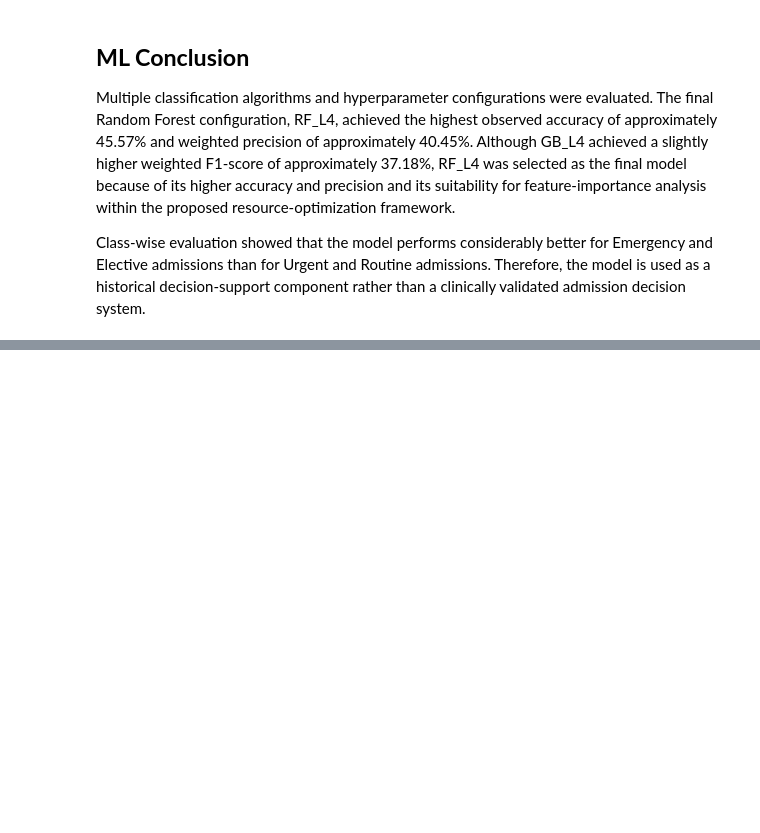
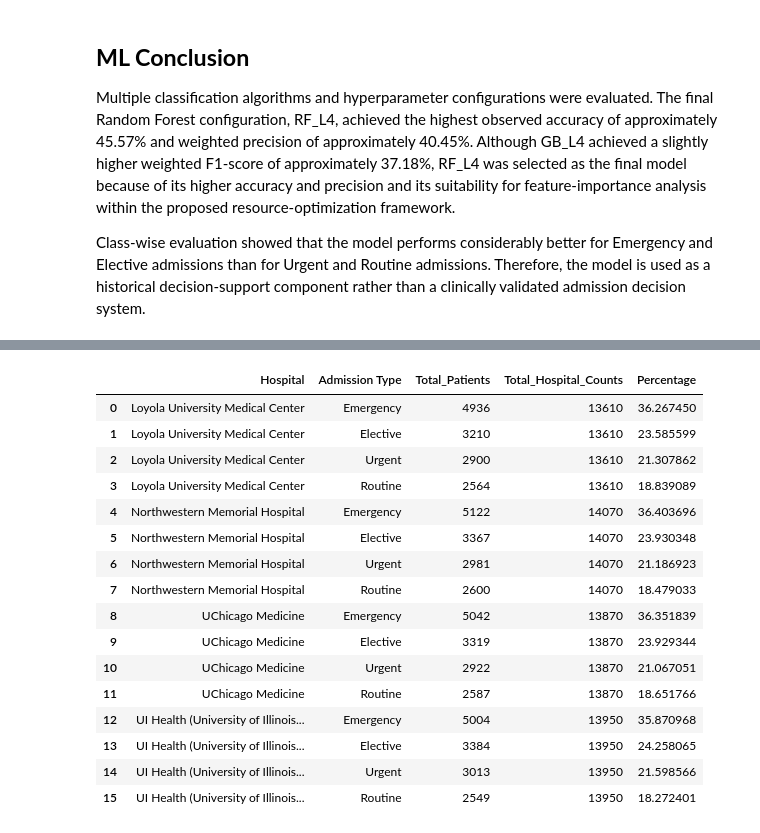
Before and after one commit to Srikhanth14/Data_Analysis_Projects, a Jupyter notebook: HealthCare_Resource_Optimization.ipynb, the cells around one changed output, grey strips where cells are left out. Drawn from its saved outputs; the diff is of its cells as text; code cells hidden in the pictures; blank space fills up the shorter version.

```diff
--- a/HealthCare_Resource_Optimization.ipynb
+++ b/HealthCare_Resource_Optimization.ipynb
@@ -810,0 +820,3 @@ Class-wise evaluation showed that the model performs considerably better for Eme
+# %%
+connection = sql.connect('Healthcare_Data.db')
+print("Database created and Successfully Connected to SQLite")
@@ -810,0 +983,34 @@ Class-wise evaluation showed that the model performs considerably better for Eme
+# %%
+#Hospital Wise Admission Type Percentage
+query='''SELECT
+                Hospital,
+                [Admission Type],
+                count(*) AS 'Total_Patients',
+                sum(count(*)) OVER (PARTITION BY Hospital) AS 'Total_Hospital_Counts',
+                count(*) * 100.0 / sum(count(*)) OVER (PARTITION BY Hospital) AS 'Percentage'
+          FROM Healthcare_Data
+          GROUP BY Hospital, [Admission Type]
+          ORDER BY Hospital, Percentage DESC'''
+
+
+Hospital_Admission_Percentage = pd.read_sql_query(query,connection)
+
+Hospital_Admission_Percentage
+# %% [output]
+|  | Hospital | Admission Type | Total_Patients | Total_Hospital_Counts | Percentage |
+| 0 | Loyola University Medical Center | Emergency | 4936 | 13610 | 36.267450 |
+| 1 | Loyola University Medical Center | Elective | 3210 | 13610 | 23.585599 |
+| 2 | Loyola University Medical Center | Urgent | 2900 | 13610 | 21.307862 |
+| 3 | Loyola University Medical Center | Routine | 2564 | 13610 | 18.839089 |
+| 4 | Northwestern Memorial Hospital | Emergency | 5122 | 14070 | 36.403696 |
+| 5 | Northwestern Memorial Hospital | Elective | 3367 | 14070 | 23.930348 |
+| 6 | Northwestern Memorial Hospital | Urgent | 2981 | 14070 | 21.186923 |
+| 7 | Northwestern Memorial Hospital | Routine | 2600 | 14070 | 18.479033 |
+| 8 | UChicago Medicine | Emergency | 5042 | 13870 | 36.351839 |
+| 9 | UChicago Medicine | Elective | 3319 | 13870 | 23.929344 |
+| 10 | UChicago Medicine | Urgent | 2922 | 13870 | 21.067051 |
+| 11 | UChicago Medicine | Routine | 2587 | 13870 | 18.651766 |
+| 12 | UI Health (University of Illinois... | Emergency | 5004 | 13950 | 35.870968 |
+| 13 | UI Health (University of Illinois... | Elective | 3384 | 13950 | 24.258065 |
+| 14 | UI Health (University of Illinois... | Urgent | 3013 | 13950 | 21.598566 |
+| 15 | UI Health (University of Illinois... | Routine | 2549 | 13950 | 18.272401 |
```
Also changed, not shown: parts of 25 cells of this notebook.
